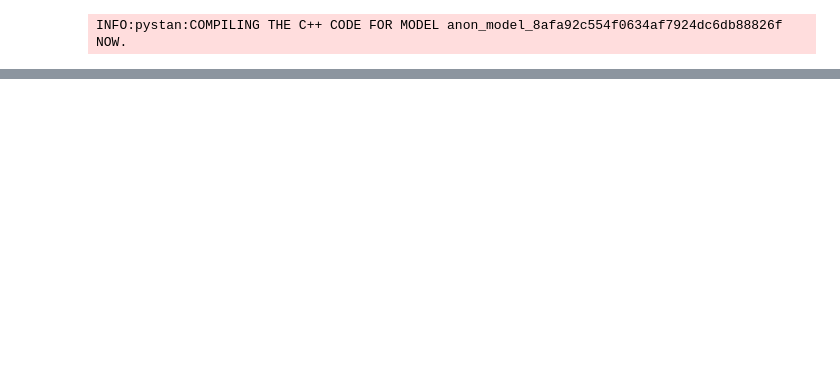
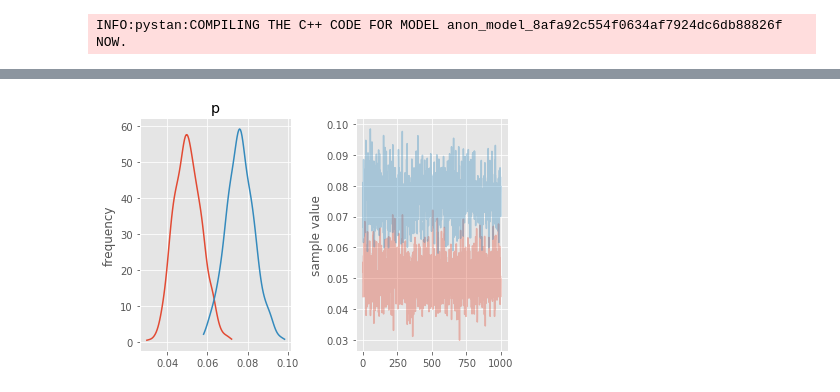
Before and after one commit to gondimribeiro/statistical-rethinking, a Jupyter notebook: extras/bayesian-ab.ipynb, the cells around one changed output, grey strips where cells are left out. Drawn from its saved outputs; the diff is of its cells as text; code cells hidden in the pictures; blank space fills up the shorter version.

Commit message:
Fixing Hierarchical Model

```diff
--- a/extras/bayesian-ab.ipynb
+++ b/extras/bayesian-ab.ipynb
@@ -101,0 +102,38 @@ np.sum(A_pos < B_pos) / A_pos.size # probability of p_B > p_A
+# %%
+# Hierarchical Model
+
+hierarchical_hits_code = """
+data {
+    int<lower=1> N; // number of variants
+    int<lower=0> visits[N]; // number of visits
+    int<lower=0> hits[N]; // number of hits
+}
+
+transformed data{}
+
+parameters {
+    real<lower=0> a; // lower parameter of the beta distribution
+    real<lower=0> b; // upper parameter of the beta distribution
+    real<lower=0, upper=1> p[N]; // probability of hits
+}
+
+transformed parameters{}
+
+model {
+    a ~ beta(2, 2);
+    b ~ beta(2, 2);
+    p ~ beta(a, b);
+    for (i in 1:N)
+        hits[i] ~ binomial(visits[i], p[i]);
+}
+
+generated quantities {}
+"""
+
+hierarchical_data = {
+    'N': 2,
+    'visits': [1058, 1470],
+    'hits': [52, 112],
+}
+
+fit = pystan.stan(model_code=hierarchical_hits_code, data=hierarchical_data, iter=2000, chains=1)
@@ -101,0 +160,5 @@ np.sum(A_pos < B_pos) / A_pos.size # probability of p_B > p_A
+# %%
+fit.plot('p');
+plt.tight_layout()
+# %% [output]
+[figure, added]
```
Also changed, not shown: parts of 8 cells of this notebook.
